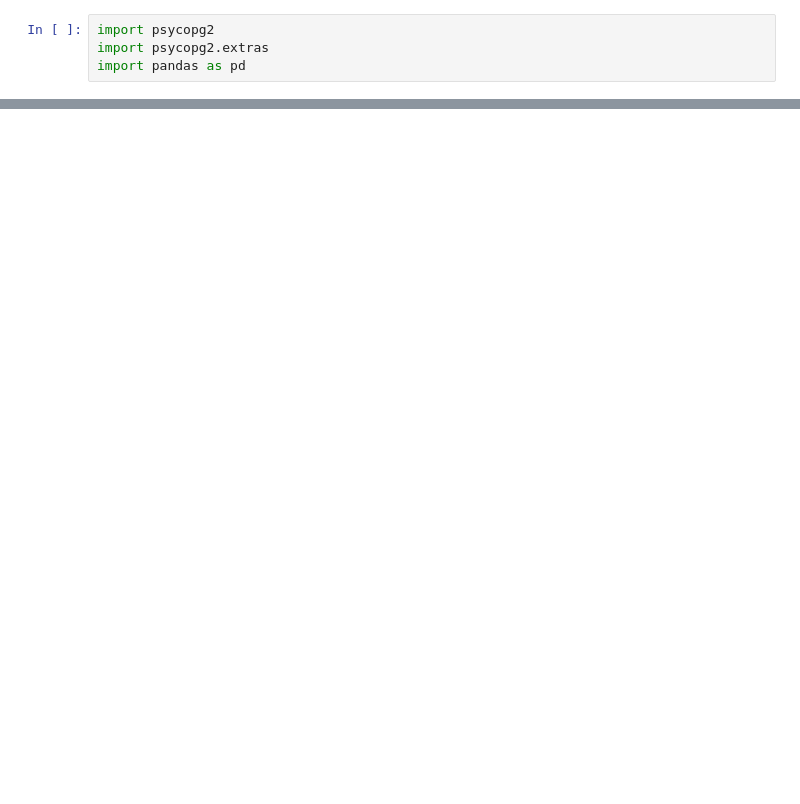
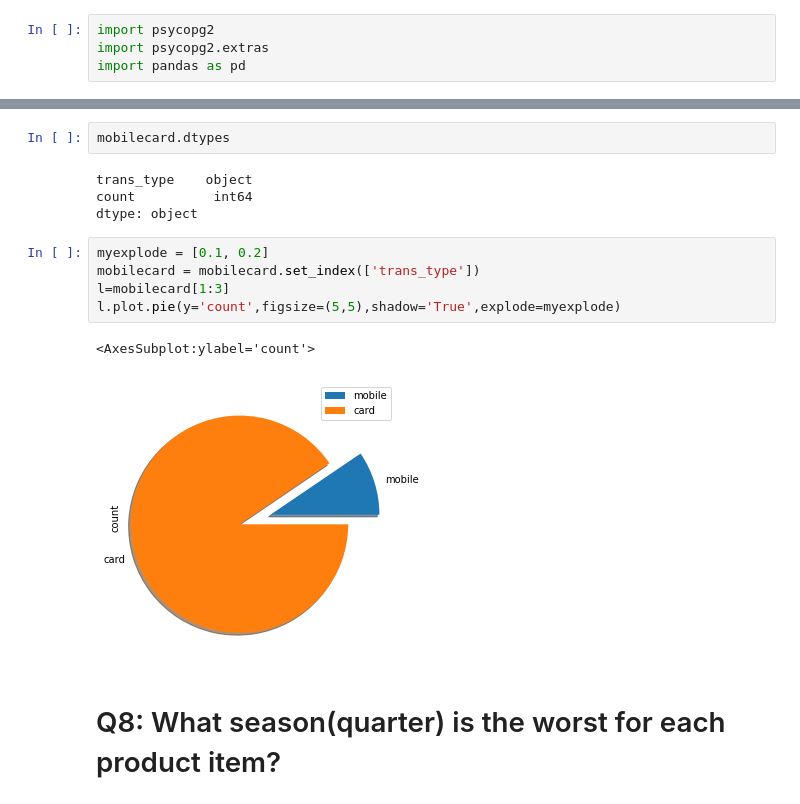
Before and after one commit to esrdlab-vinternship/HDA-5th-Round-vInternship, a Jupyter notebook: notebook/dataload/Olap.ipynb, the cells around one changed output, grey strips where cells are left out. Cells and saved outputs as stored; diff of their text form; blank space fills up the shorter version.

```diff
--- a/notebook/dataload/Olap.ipynb
+++ b/notebook/dataload/Olap.ipynb
@@ -129,0 +732,16 @@ total_price_by_month
+# %%
+mobilecard.dtypes
+# %% [output]
+trans_type    object
+count          int64
+dtype: object
+# %%
+myexplode = [0.1, 0.2]
+mobilecard = mobilecard.set_index(['trans_type'])
+l=mobilecard[1:3]
+l.plot.pie(y='count',figsize=(5,5),shadow='True',explode=myexplode)
+# %% [output]
+<AxesSubplot:ylabel='count'>
+[figure, added]
+# %% [markdown]
+# Q8: What season(quarter) is the worst for each product item?
```
Also changed, not shown: parts of 78 cells of this notebook, 1 other file.
